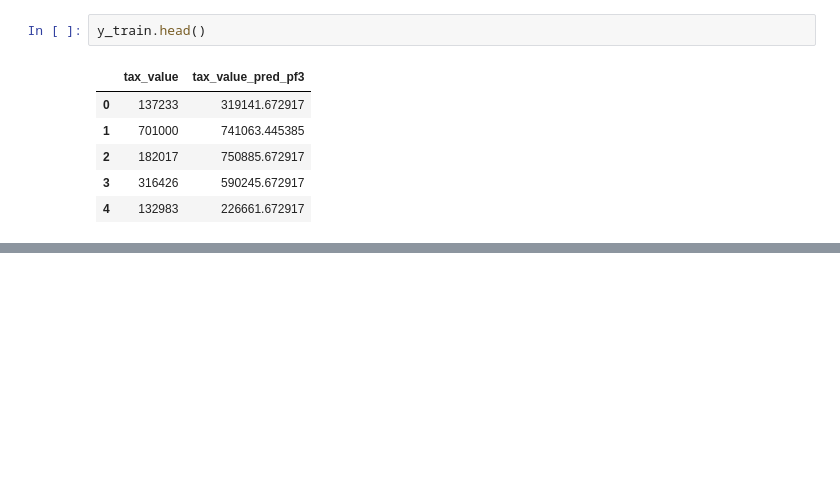
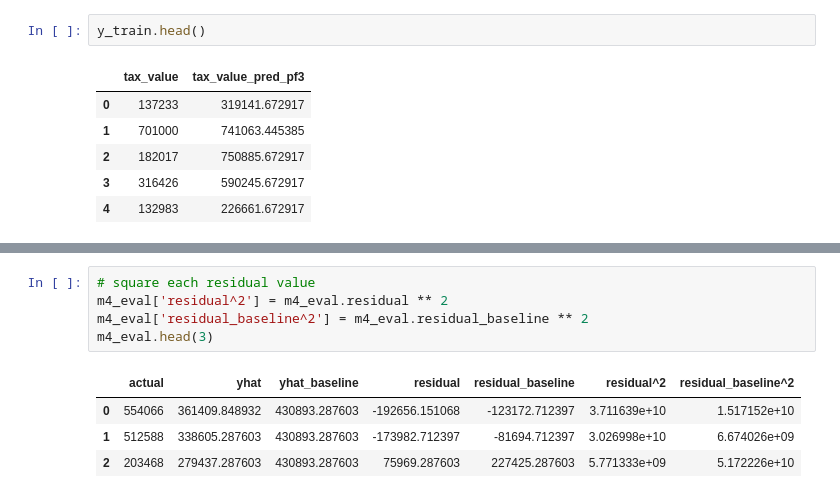
Before and after one commit to cristinalucin/regression-project, a Jupyter notebook: project_workbook.ipynb, the cells around one changed output, grey strips where cells are left out. Saved outputs shown, nothing was run; the diff lists cells and outputs as text; blank space fills up the shorter version.

```diff
--- a/project_workbook.ipynb
+++ b/project_workbook.ipynb
@@ -1566,0 +1819,10 @@ train.head(2)
+# %%
+# square each residual value
+m4_eval['residual^2'] = m4_eval.residual ** 2
+m4_eval['residual_baseline^2'] = m4_eval.residual_baseline ** 2
+m4_eval.head(3)
+# %% [output]
+|  | actual | yhat | yhat_baseline | residual | residual_baseline | residual^2 | residual_baseline^2 |
+| 0 | 554066 | 361409.848932 | 430893.287603 | -192656.151068 | -123172.712397 | 3.711639e+10 | 1.517152e+10 |
+| 1 | 512588 | 338605.287603 | 430893.287603 | -173982.712397 | -81694.712397 | 3.026998e+10 | 6.674026e+09 |
+| 2 | 203468 | 279437.287603 | 430893.287603 | 75969.287603 | 227425.287603 | 5.771333e+09 | 5.172226e+10 |
```
Also changed, not shown: parts of 189 cells of this notebook, 2 other files.
